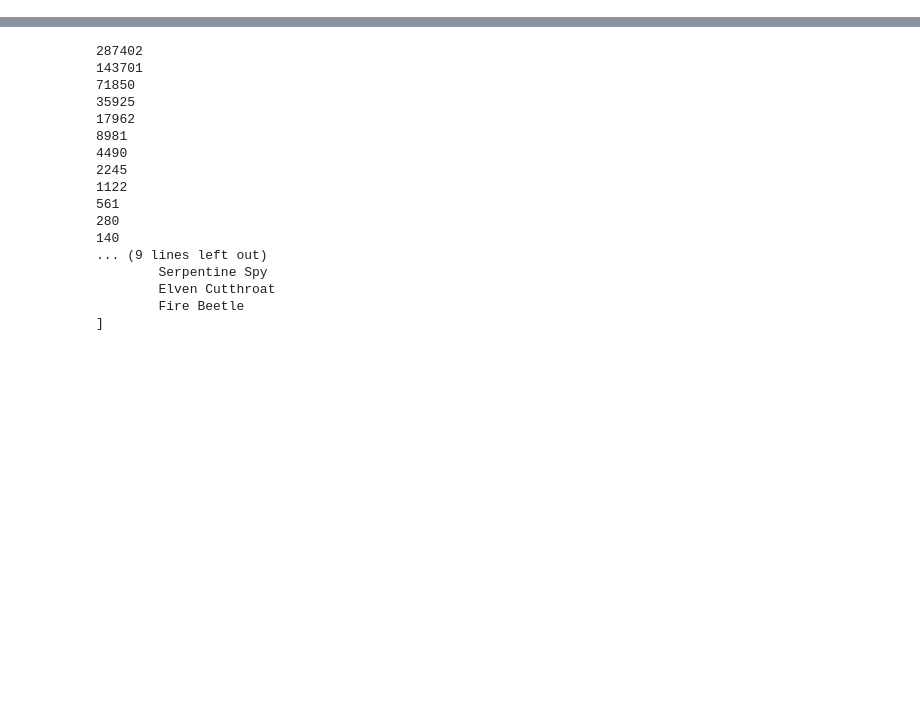
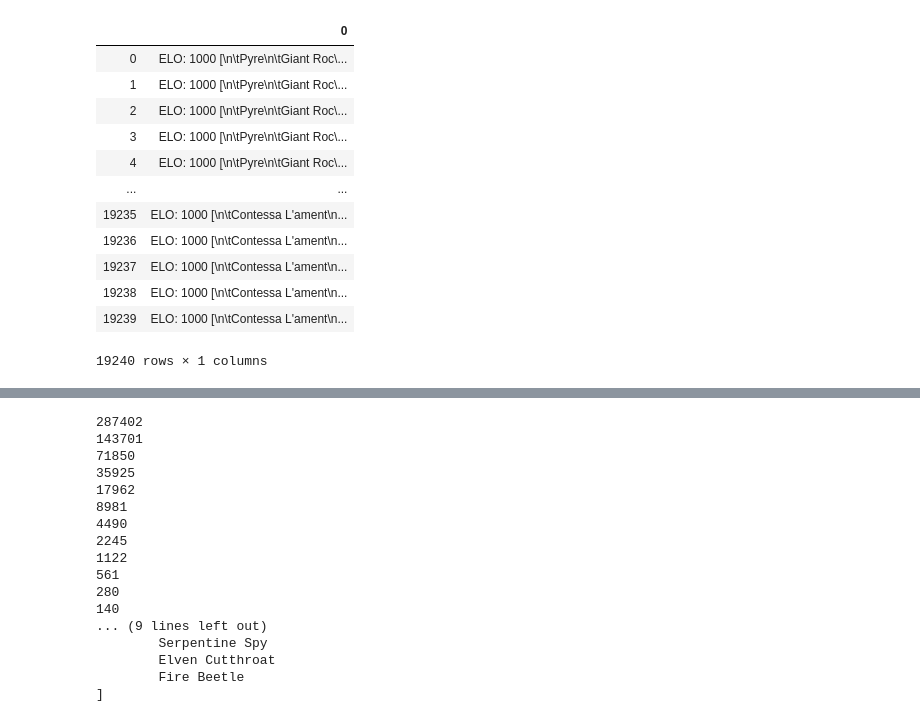
Before and after one commit to GuitarMusashi616/SplinterlandsAI, a Jupyter notebook: notebook.ipynb, the cells around one changed output, grey strips where cells are left out. Cells and saved outputs as stored; diff of their text form; code cells hidden in the pictures; blank space fills up the shorter version.

```diff
--- a/notebook.ipynb
+++ b/notebook.ipynb
@@ -55,0 +106,10 @@ def tourney(decks):
+# %%
+maldeck = ["Malric Inferno",
+"Living Lava",
+"Kobold Miner",
+"Parasitic Growth",
+"Serpentine Spy",
+"Elven Cutthroat",
+"Fire Beetle"]
+# %%
+maldeck = DeckProxy.from_string(maldeck)
@@ -55,0 +120,2 @@ def tourney(decks):
+# %%
+decks = [DeckProxy(x) for x in get_deck_combos_of_mana_cost(25)]
@@ -55,0 +128,18 @@ def tourney(decks):
+# %%
+best_deck = None
+highest_wins = 0
+i = 0
+while decks:
+    i += 1
+    wins = 0
+    deck = decks.pop()
+    res = deck.battle(maldeck)
+    while res.value == 1:
+        wins += 1
+        res = deck.battle(maldeck)
+    if wins > highest_wins:
+        highest_wins = wins
+        best_deck = deck
+        print(f"#{i} with {highest_wins}:\n{best_deck}")
+
+print(best_deck)
@@ -55,0 +164,16 @@ def tourney(decks):
+# %%
+pd.DataFrame([repr(x) for x in decks])
+# %% [output]
+|  | 0 |
+| 0 | ELO: 1000 [\n\tPyre\n\tGiant Roc\... |
+| 1 | ELO: 1000 [\n\tPyre\n\tGiant Roc\... |
+| 2 | ELO: 1000 [\n\tPyre\n\tGiant Roc\... |
+| 3 | ELO: 1000 [\n\tPyre\n\tGiant Roc\... |
+| 4 | ELO: 1000 [\n\tPyre\n\tGiant Roc\... |
+| ... | ... |
+| 19235 | ELO: 1000 [\n\tContessa L'ament\n... |
+| 19236 | ELO: 1000 [\n\tContessa L'ament\n... |
+| 19237 | ELO: 1000 [\n\tContessa L'ament\n... |
+| 19238 | ELO: 1000 [\n\tContessa L'ament\n... |
+| 19239 | ELO: 1000 [\n\tContessa L'ament\n... |
+19240 rows × 1 columns
```
Also changed, not shown: parts of 22 cells of this notebook, 10 other files.
